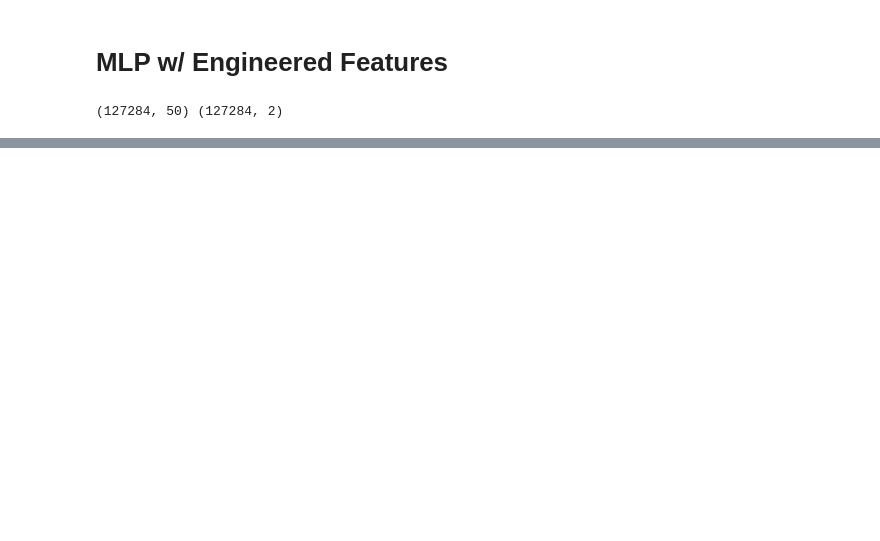
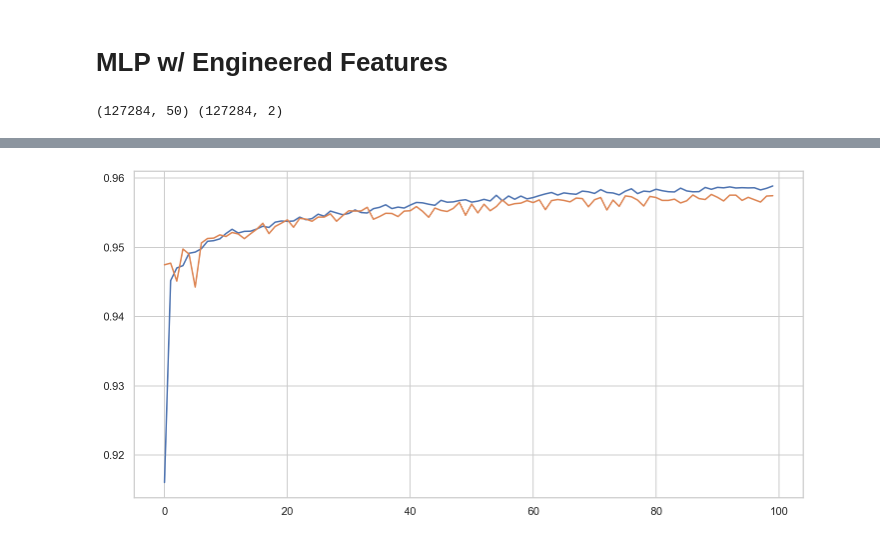
Before and after one commit to jp-hong/phish_classifier, a Jupyter notebook: classifier/03_MLP.ipynb, the cells around one changed output, grey strips where cells are left out. Cells and saved outputs as stored; diff of their text form; code cells hidden in the pictures; blank space fills up the shorter version.

Commit message:
plot training curve

```diff
--- a/classifier/03_MLP.ipynb
+++ b/classifier/03_MLP.ipynb
@@ -13,7 +12,7 @@ from code.util import *
 # %%
 batch_size = 128
 num_classes = 2
-epochs = 50
+epochs = 100
 # %%
 x = load("data/largefiles/x_feat.pkl")
 y = load("data/largefiles/y_onehot.pkl")
@@ -25,16 +24,19 @@ print(x.shape, y.shape)
 # %% [output]
 (127284, 50) (127284, 2)
 # %%
-model = Sequential()
-model.add(Dense(50, activation='tanh', input_shape=(50,)))
-model.add(Dropout(0.2))
-model.add(Dense(50, activation='tanh'))
-model.add(Dropout(0.2))
-model.add(Dense(num_classes, activation='softmax'))
+mlp_input = Input((50, ))
+H = Dense(50, activation="tanh")(mlp_input)
+H = Dropout(0.1)(H)
+H = Dense(50, activation="tanh")(H)
+H = Dropout(0.1)(H)
+mlp_output = Dense(num_classes, activation="softmax")(H)
 
-model.summary()
+mlp_model = Model(inputs=mlp_input, outputs=mlp_output)
+mlp_model.summary()
 
-model.compile(loss='categorical_crossentropy',
-              optimizer='adam',
-              metrics=['accuracy'])
+mlp_model.compile(
+    loss='categorical_crossentropy',
+    optimizer='adam',
+    metrics=['accuracy']
+)
 # %% [output]
@@ -73,10 +63,12 @@ _________________________________________________________________
 # %%
-history = model.fit(x_train, y_train,
-                    batch_size=batch_size,
-                    epochs=epochs,
-                    verbose=1,
-                    validation_data=(x_test, y_test))
+history = mlp_model.fit(
+    x_train, y_train,
+    batch_size=batch_size,
+    epochs=epochs,
+    verbose=1,
+    validation_data=(x_test, y_test)
+)
 
-score = model.evaluate(x_test, y_test, verbose=0)
+score = mlp_model.evaluate(x_test, y_test, verbose=0)
 # %% [output]
 Train on 89098 samples, validate on 38186 samples
@@ -104,0 +97,7 @@ Test accuracy: 0.9567118839365213
+# %%
+plt.figure(figsize=(12, 6))
+plt.plot(history.history["accuracy"])
+plt.plot(history.history["val_accuracy"])
+plt.show()
+# %% [output]
+[figure, added]
```
Also changed, not shown: parts of 4 cells of this notebook.
